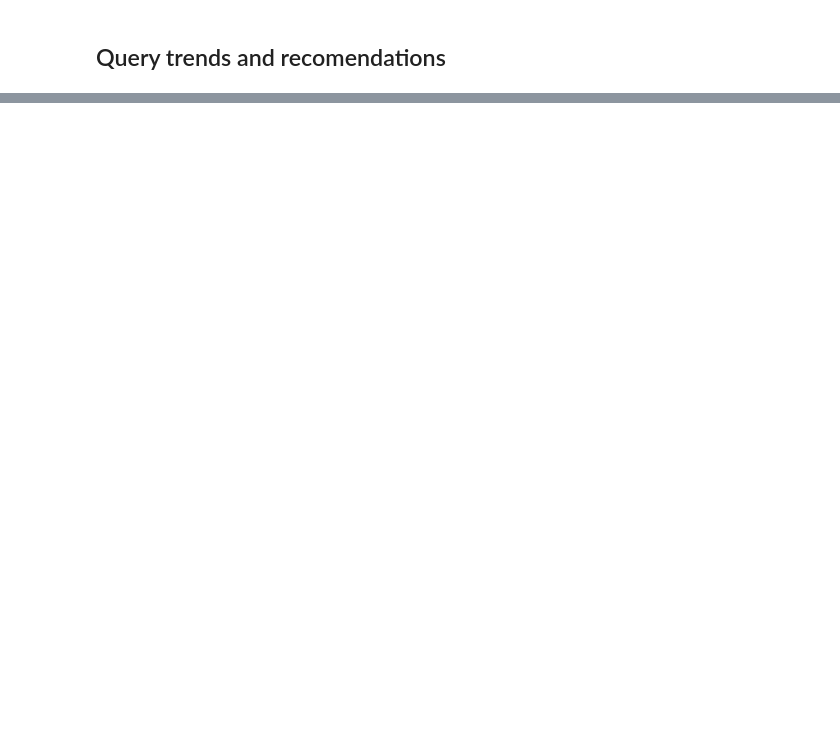
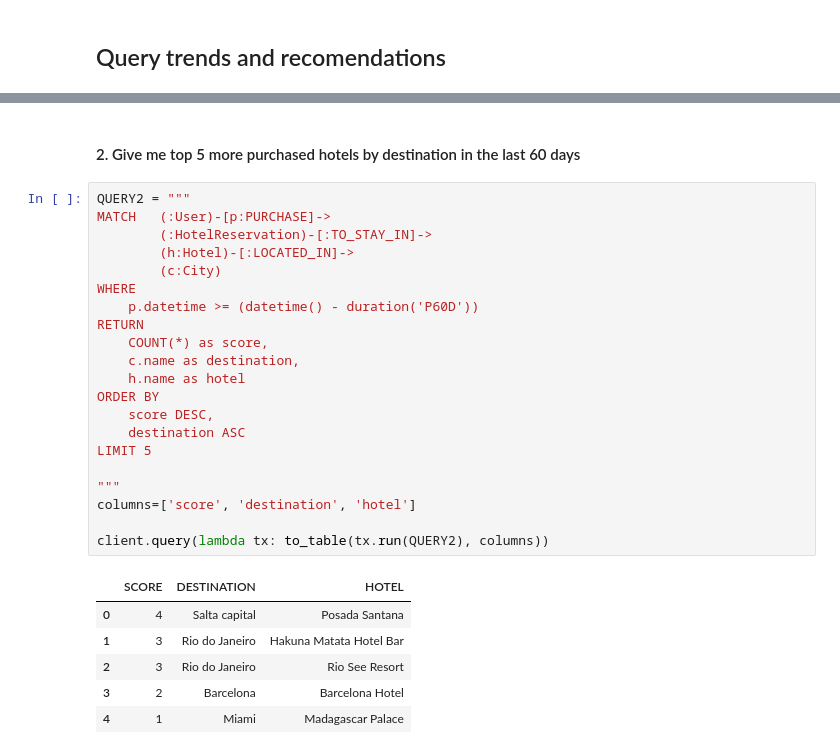
Before and after one commit to adrianmarino/recommendations-toy-example, a Jupyter notebook: toy-example.ipynb, the cells around one changed output, grey strips where cells are left out. Drawn from its saved outputs; the diff is of its cells as text; blank space fills up the shorter version.

```diff
--- a/toy-example.ipynb
+++ b/toy-example.ipynb
@@ -405,0 +571,30 @@ client.query(lambda tx: to_table(tx.run(QUERY1), columns))
+# %% [markdown]
+#### 2. Give me top 5 more purchased hotels by destination in the last 60 days
+# %%
+QUERY2 = """
+MATCH   (:User)-[p:PURCHASE]->
+		(:HotelReservation)-[:TO_STAY_IN]->
+        (h:Hotel)-[:LOCATED_IN]->
+        (c:City)
+WHERE
+    p.datetime >= (datetime() - duration('P60D'))
+RETURN
+    COUNT(*) as score,
+    c.name as destination,
+    h.name as hotel
+ORDER BY
+    score DESC,
+    destination ASC
+LIMIT 5
+
+"""
+columns=['score', 'destination', 'hotel']
+
+client.query(lambda tx: to_table(tx.run(QUERY2), columns))
+# %% [output]
+|  | SCORE | DESTINATION | HOTEL |
+| 0 | 4 | Salta capital | Posada Santana |
+| 1 | 3 | Rio do Janeiro | Hakuna Matata Hotel Bar |
+| 2 | 3 | Rio do Janeiro | Rio See Resort |
+| 3 | 2 | Barcelona | Barcelona Hotel |
+| 4 | 1 | Miami | Madagascar Palace |
```
Also changed, not shown: parts of 96 cells of this notebook, 14 other files.
